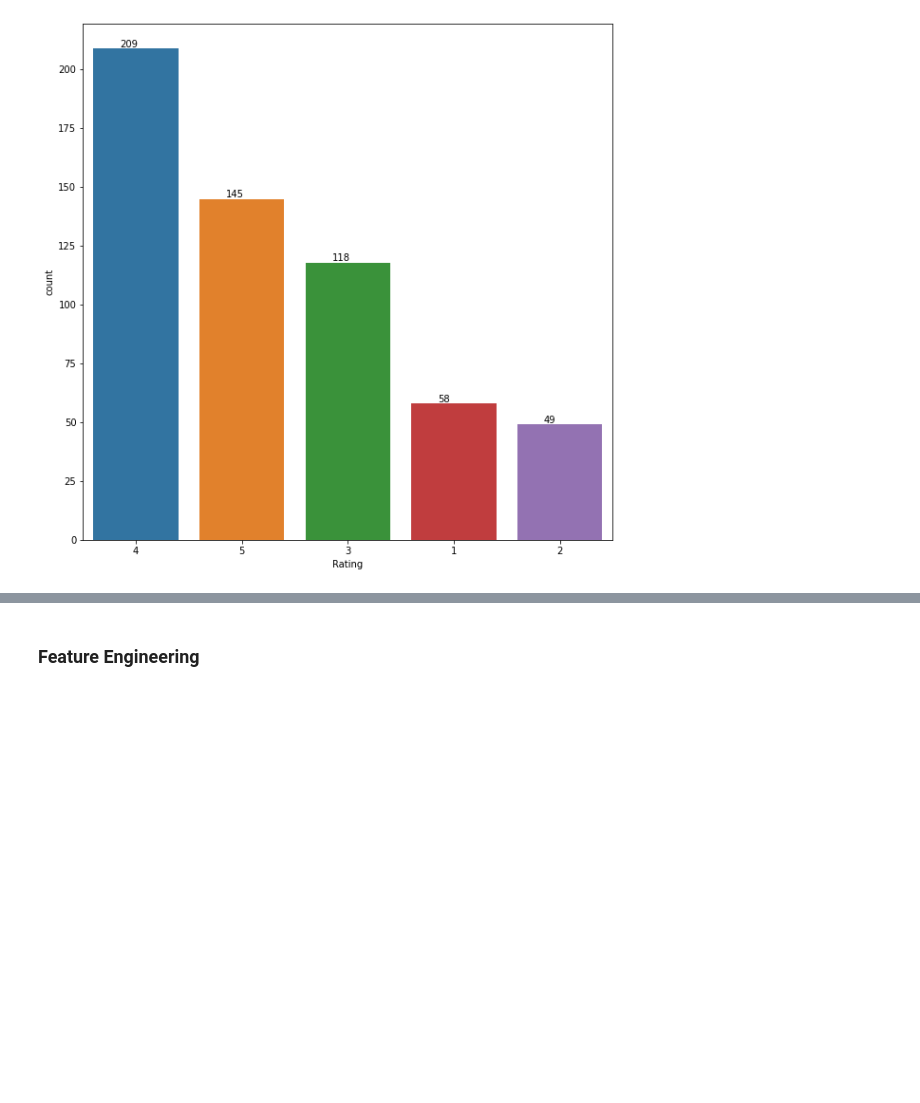
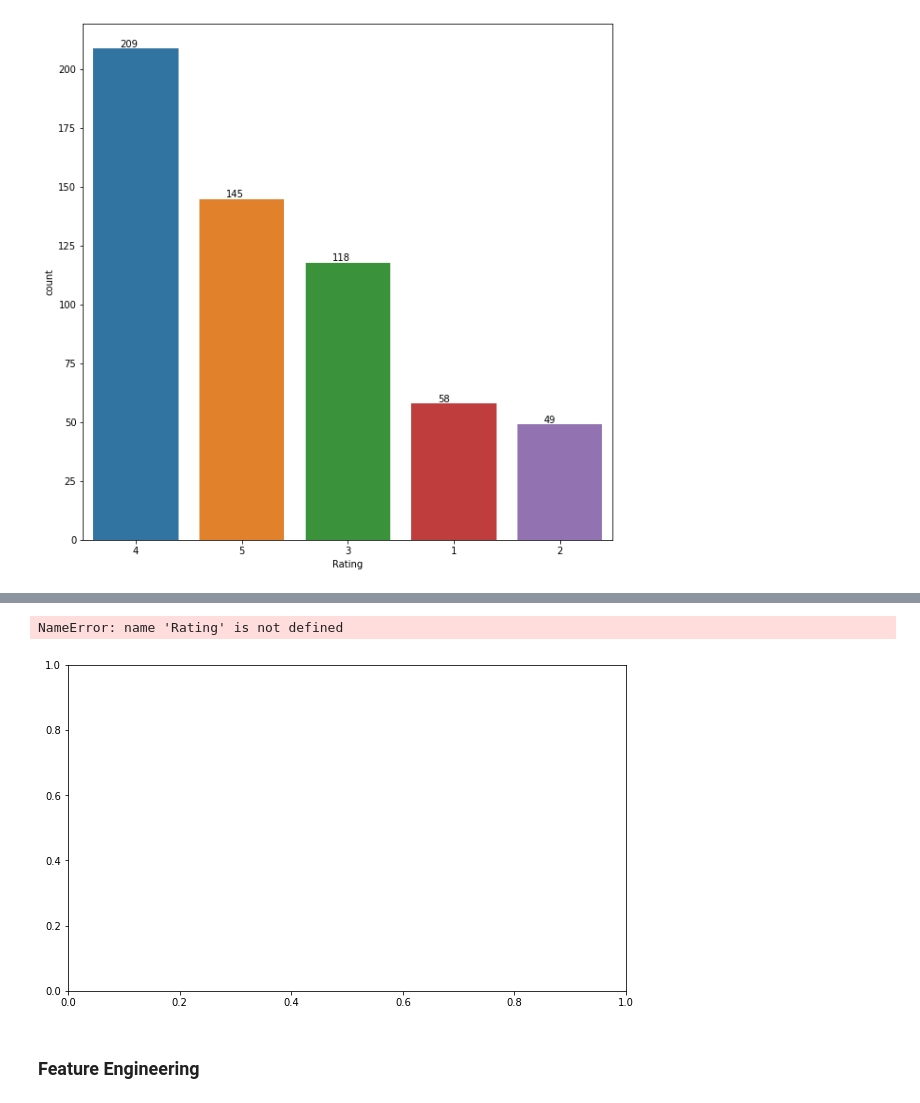
Before and after one commit to hassant727/Glassdoor_Scraper, a Jupyter notebook: Glassdoor_Scraper/EDA_Python.ipynb, the cells around one changed output, grey strips where cells are left out. Saved outputs shown, nothing was run; the diff lists cells and outputs as text; code cells hidden in the pictures; blank space fills up the shorter version.

```diff
--- a/Glassdoor_Scraper/EDA_Python.ipynb
+++ b/Glassdoor_Scraper/EDA_Python.ipynb
@@ -135,3 +104,34 @@ plt.xticks(rotation='vertical')
+# %%
+
+# time_series = pd.DataFrame(df['Rating'].value_counts().reset_index())
+# time_series.columns = ['Date Posted', 'Rating']
+
+# time_series.plot(kind='hist')
+# plt.show()
+
+
+# months = range(1,13)
+
+# plt.bar(months, results['Date Posted'])
+# plt.xticks(Date Posted)
+# plt.ylabel('Ratings')
+# plt.xlabel('Month Number')
+# plt.show()
+
+# df = df.sort_values('Date Posted', ascending=True)
+# plt.plot(df['Date Posted'], df['Rating'])
+# plt.xticks(rotation='vertical', spread)
+
+# Define plot space
+fig, ax = plt.subplots(figsize=(10, 6))
+
+# Define x and y axes
+ax.plot('Date Posted', Rating)
+
+plt.show()
+# %% [output]
+NameError: name 'Rating' is not defined
+[figure, added]
 # %% [markdown]
 ### Feature Engineering
 # %%
```
Also changed, not shown: parts of 14 cells of this notebook, 3 other files.
